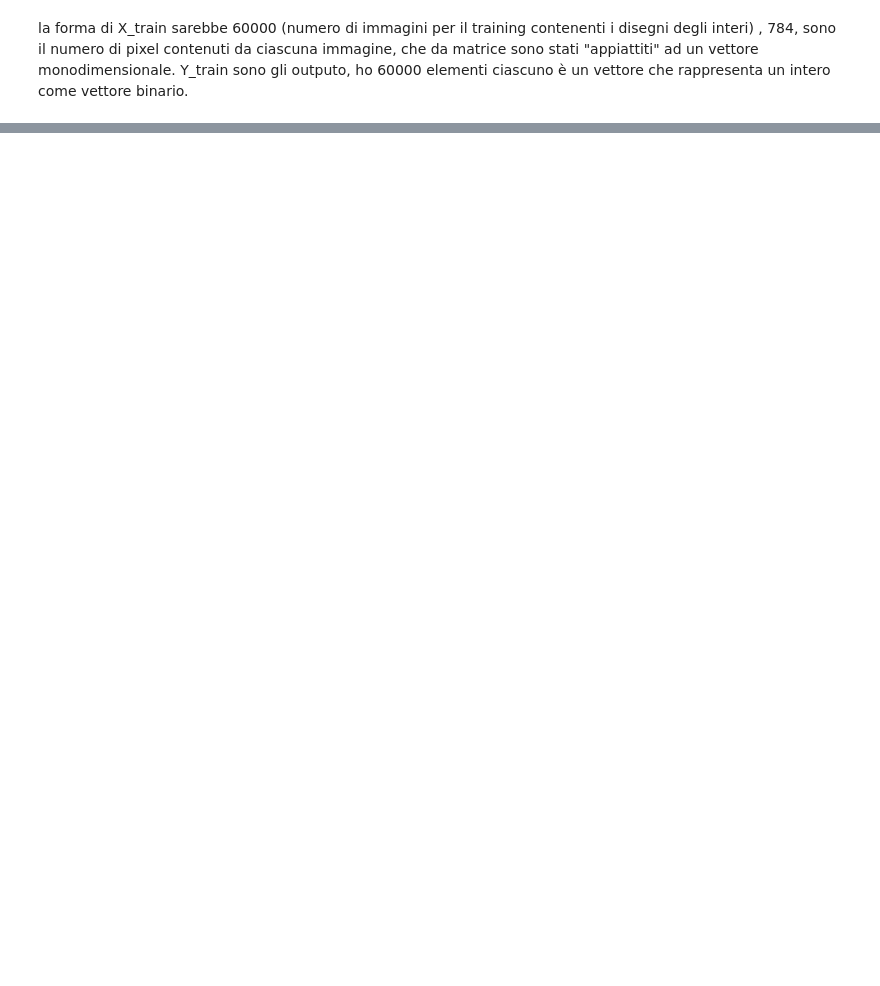
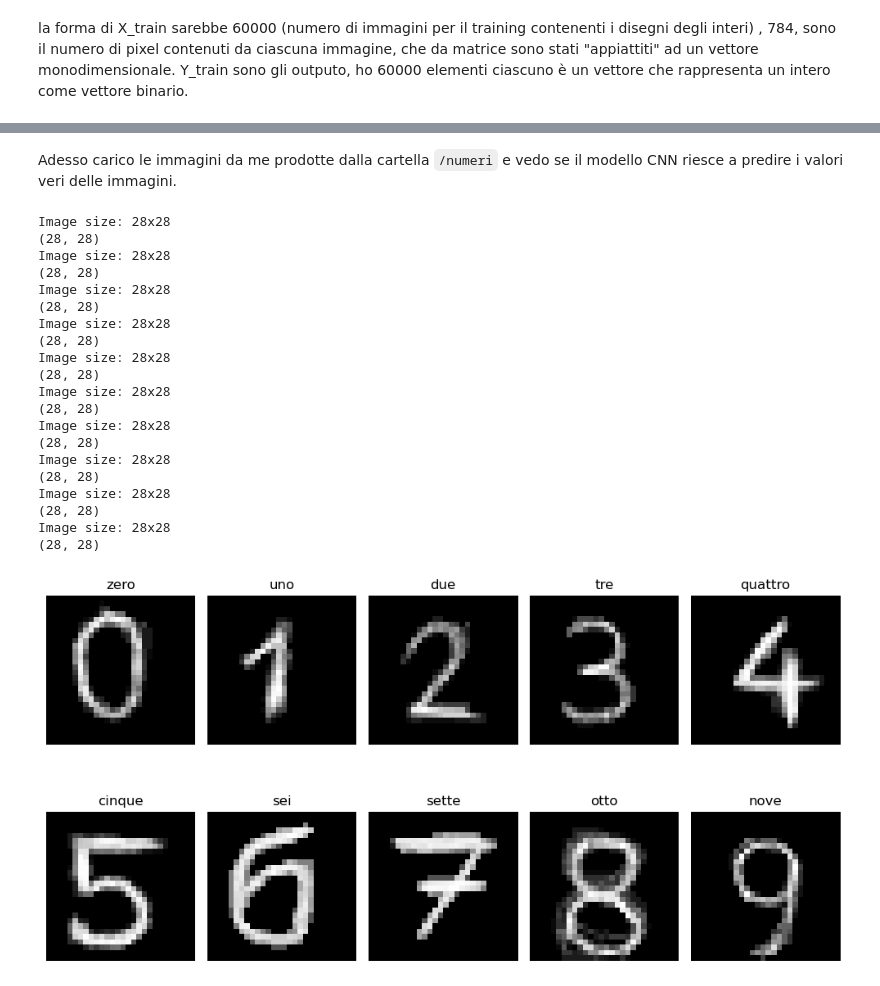
Before and after one commit to simonelance/labsimnum, a Jupyter notebook: Esercizi12/esercizio12_1.ipynb, the cells around one changed output, grey strips where cells are left out. Cells and saved outputs as stored; diff of their text form; code cells hidden in the pictures; blank space fills up the shorter version.

```diff
--- a/Esercizi12/esercizio12_1.ipynb
+++ b/Esercizi12/esercizio12_1.ipynb
@@ -322,6 +151,17 @@ print(type(X_test))
 # %%
+model = create_DNN()
+model.compile(loss='categorical_crossentropy', optimizer='Adam', metrics=['accuracy'])
+
+history = model.fit(X_train, Y_train,
+                    validation_split=0.2,
+                    epochs=20,
+                    batch_size=128,
+                    verbose=0)
+
+score = model.evaluate(X_test_flat, Y_test, verbose=0)
+
 X_test = X_test.reshape(X_test.shape[0], img_rows*img_cols)
-predictions = model_DNN.predict(X_test)
+predictions = model.predict(X_test)
 
 X_test = X_test.reshape(X_test.shape[0], img_rows, img_cols,1) #gli ultimi 3 parametri di fatto ci dicono le componenti della matrice, la prima ci dice il numero di elementi,
 # di fatto ho ottenuto u4-dimesionale, un tensore, ovvero 10000 elementi che sono matrici 2D l'ultimo elemento serve a specificare i channels dell'immagine,
@@ -338,0 +298,64 @@ plt.show()
+# %% [markdown]
+Adesso carico le immagini da me prodotte dalla cartella `/numeri` e vedo se il modello CNN riesce a predire i valori veri delle immagini.
+# %%
+from PIL import Image
+import os
+
+folder = "./numeri/"
+filenames = ["zero.png", "uno.png", "due.png", "tre.png", "quattro.png",
+             "cinque.png", "sei.png", "sette.png", "otto.png", "nove.png"]
+
+
+plt.figure(figsize=(10,6))
+k=0
+data_full = []
+
+for fname in filenames:
+    filepath = os.path.join(folder, fname)
+    digit_in = Image.open(filepath).convert('L')
+    #digit_in = Image.open("8b.png").convert('L') #ON GOOGLE COLAB INSERT THE NAME OF THE UPLOADED FILE
+
+    ydim, xdim = digit_in.size
+
+    print("Image size: "+str(xdim)+"x"+str(ydim))
+    pix=digit_in.load()
+    data = np.zeros((xdim, ydim))
+    for j in range(ydim):
+        for i in range(xdim):
+            data[i,j]=pix[j,i]
+
+    data /= 255
+
+    data_full.append(data)
+
+    ax = plt.subplot(2, 5, k + 1)
+    plt.imshow(data, cmap='gray')
+    plt.title(filenames[k][:-4])  # Remove .png extension for title
+    plt.axis('off')
+    print(data.shape)
+    k+=1
+
+plt.tight_layout()
+plt.show()
+# %% [output]
+Image size: 28x28
+(28, 28)
+Image size: 28x28
+(28, 28)
+Image size: 28x28
+(28, 28)
+Image size: 28x28
+(28, 28)
+Image size: 28x28
+(28, 28)
+Image size: 28x28
+(28, 28)
+Image size: 28x28
+(28, 28)
+Image size: 28x28
+(28, 28)
+Image size: 28x28
+(28, 28)
+Image size: 28x28
+(28, 28)
+[figure, added]
```
Also changed, not shown: parts of 28 cells of this notebook, 1 other file.
